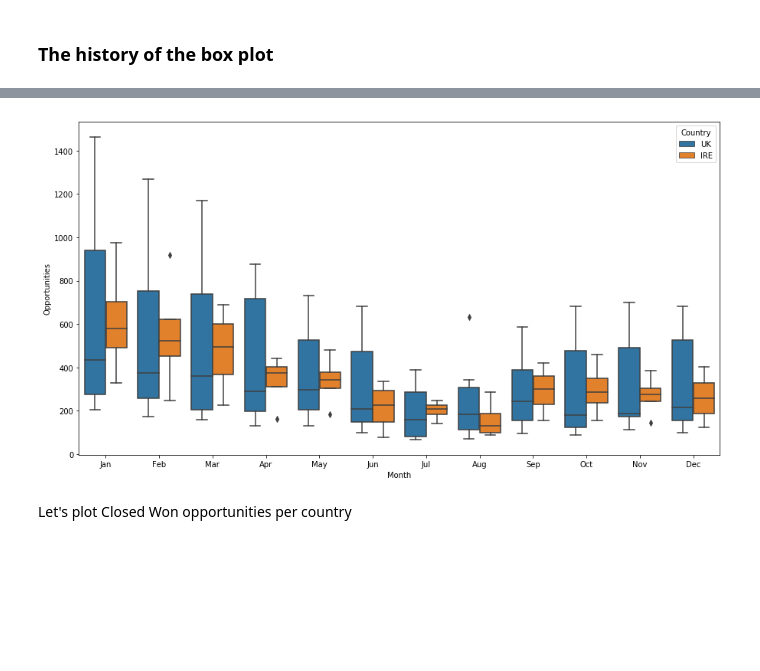
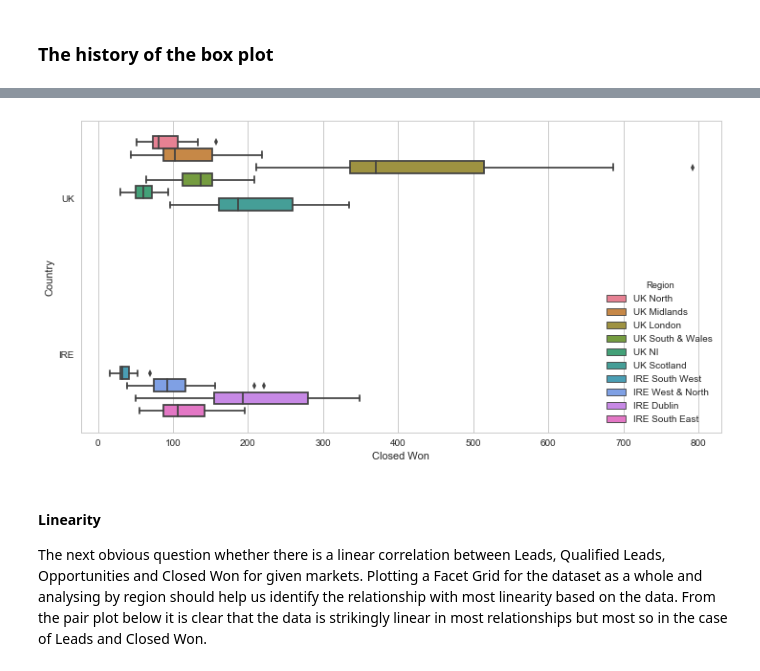
Before and after one commit to G00364690/Box-plot, a Jupyter notebook: FDA-Project.ipynb, the cells around one changed output, grey strips where cells are left out. Drawn from its saved outputs; the diff is of its cells as text; code cells hidden in the pictures; blank space fills up the shorter version.

```diff
--- a/FDA-Project.ipynb
+++ b/FDA-Project.ipynb
@@ -136,11 +195,13 @@ Let's plot opportunities per country
 # %%
 import seaborn as sns
 import matplotlib.pyplot as plt
 
-plt.figure(figsize=(15,8))
-sns.boxplot(x="Month",y="Opportunities",hue="Country",data=df)
+plt.figure(figsize=(12,6))
+sns.boxplot(x="Closed Won",y="Country",hue="Region",data=df,palette="husl")
 plt.show()
 # %% [output]
-[figure, old version]
+[figure, new version]
-# %% [markdown]
-Let's plot Closed Won opportunities per country
+# %% [markdown]
+#### Linearity
+
+The next obvious question whether there is a linear correlation between Leads, Qualified Leads, Opportunities and Closed Won for given markets. Plotting a Facet Grid for the dataset as a whole and analysing by region should help us identify the relationship with most linearity based on the data. From the pair plot below it is clear that the data is strikingly linear in most relationships but most so in the case of Leads and Closed Won.
```
Also changed, not shown: parts of 37 cells of this notebook.
